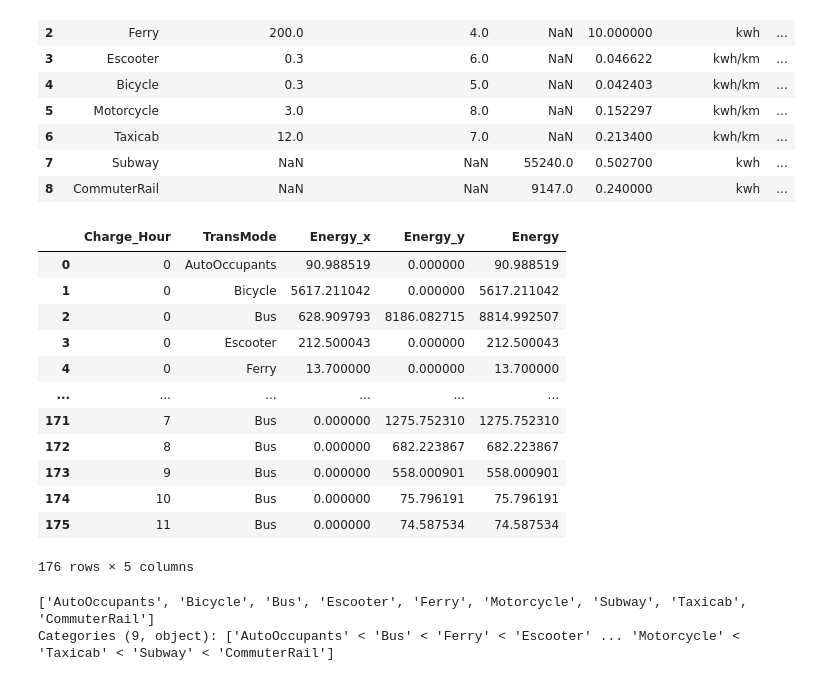
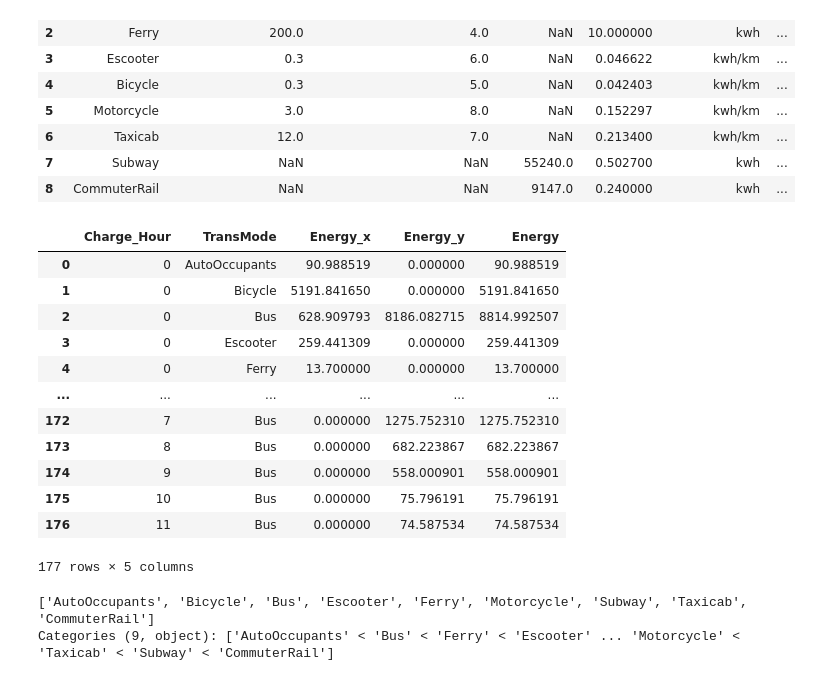
Before and after one commit to BNewborn/mobility-electrification, a Jupyter notebook: 04_ElectricalInfrastructureModel/ElectricModel_Steps.ipynb, the cells around one changed output. Drawn from its saved outputs; the diff is of its cells as text; code cells hidden in the pictures.

```diff
--- a/04_ElectricalInfrastructureModel/ElectricModel_Steps.ipynb
+++ b/04_ElectricalInfrastructureModel/ElectricModel_Steps.ipynb
@@ -65,12 +65,12 @@ def HourEnergyPerEV(row):
         energy = int(row['TotalEnergyPerEV']//row['ChargingPower_kW'])*[row['ChargingPower_kW']] + [row['TotalEnergyPerEV']%row['ChargingPower_kW']]
         energy_list = energy[:duration_hr]
 
-        if row['TransMode'] in ['AutoOccupants','Escooter','Bicycle','Motorcycle','Taxicab']:
+        if row['TransMode'] in ['AutoOccupants','Escooter','Bicycle','Motorcycle']:
             hour_list = hour[row['HOUR']:int(row['HOUR']+duration_hr)]
             row['Charge_Hour'] = hour_list
             row['Energy'] = energy_list
             return row
-        elif row['TransMode'] in ['Bus','Ferry']:
+        elif row['TransMode'] in ['Bus','Ferry','Taxicab']:
             delay = 6
             hour_list = hour[row['HOUR']+delay:int(row['HOUR']+delay+duration_hr)]
             row['Charge_Hour'] = hour_list
@@ -155,35 +155,35 @@ out_flow = commuter_df[["LEAVE_WORK_HOUR",'TransMode',"DISTANCE_KM",'PERWT',"MNY
 # %%
 ##############################
 ####   HourEnergyByMode   ####
 ##############################
 
 df_agg_in = HourEnergyByMode(in_flow)
 df_agg_out = HourEnergyByMode(out_flow)
-df_agg_out = df_agg_out[df_agg_out['TransMode'].isin(['Bus','Subway','CommuterRail'])].reset_index(drop=True)
+df_agg_out = df_agg_out[df_agg_out['TransMode'].isin(['Bus','Subway','CommuterRail','Taxicab'])].reset_index(drop=True)
 
 df_agg = df_agg_in.merge(right=df_agg_out, on=["Charge_Hour","TransMode"], how='outer').fillna(0)
 df_agg['Energy'] = df_agg['Energy_x'] + df_agg['Energy_y']
 
 mode_order = CategoricalDtype(['AutoOccupants','Bus','Ferry','Escooter', 'Bicycle','Motorcycle','Taxicab','Subway','CommuterRail'],ordered=True)
 df_agg_in['TransMode'] = df_agg_in['TransMode'].astype(mode_order)
 df_agg_out['TransMode'] = df_agg_out['TransMode'].astype(mode_order)
 df_agg['TransMode'] = df_agg['TransMode'].astype(mode_order)
 
 df_agg
 # %% [output]
 |  | Charge_Hour | TransMode | Energy_x | Energy_y | Energy |
 | 0 | 0 | AutoOccupants | 90.988519 | 0.000000 | 90.988519 |
-| 1 | 0 | Bicycle | 5617.211042 | 0.000000 | 5617.211042 |
+| 1 | 0 | Bicycle | 5191.841650 | 0.000000 | 5191.841650 |
 | 2 | 0 | Bus | 628.909793 | 8186.082715 | 8814.992507 |
-| 3 | 0 | Escooter | 212.500043 | 0.000000 | 212.500043 |
+| 3 | 0 | Escooter | 259.441309 | 0.000000 | 259.441309 |
 | 4 | 0 | Ferry | 13.700000 | 0.000000 | 13.700000 |
 | ... | ... | ... | ... | ... | ... |
-| 171 | 7 | Bus | 0.000000 | 1275.752310 | 1275.752310 |
-| 172 | 8 | Bus | 0.000000 | 682.223867 | 682.223867 |
-| 173 | 9 | Bus | 0.000000 | 558.000901 | 558.000901 |
-| 174 | 10 | Bus | 0.000000 | 75.796191 | 75.796191 |
-| 175 | 11 | Bus | 0.000000 | 74.587534 | 74.587534 |
+| 172 | 7 | Bus | 0.000000 | 1275.752310 | 1275.752310 |
+| 173 | 8 | Bus | 0.000000 | 682.223867 | 682.223867 |
+| 174 | 9 | Bus | 0.000000 | 558.000901 | 558.000901 |
+| 175 | 10 | Bus | 0.000000 | 75.796191 | 75.796191 |
+| 176 | 11 | Bus | 0.000000 | 74.587534 | 74.587534 |
-176 rows × 5 columns
+177 rows × 5 columns
 # %%
 df_agg.TransMode.unique()
 # %% [output]
```
Also changed, not shown: parts of 2 cells of this notebook, 2 other files.
